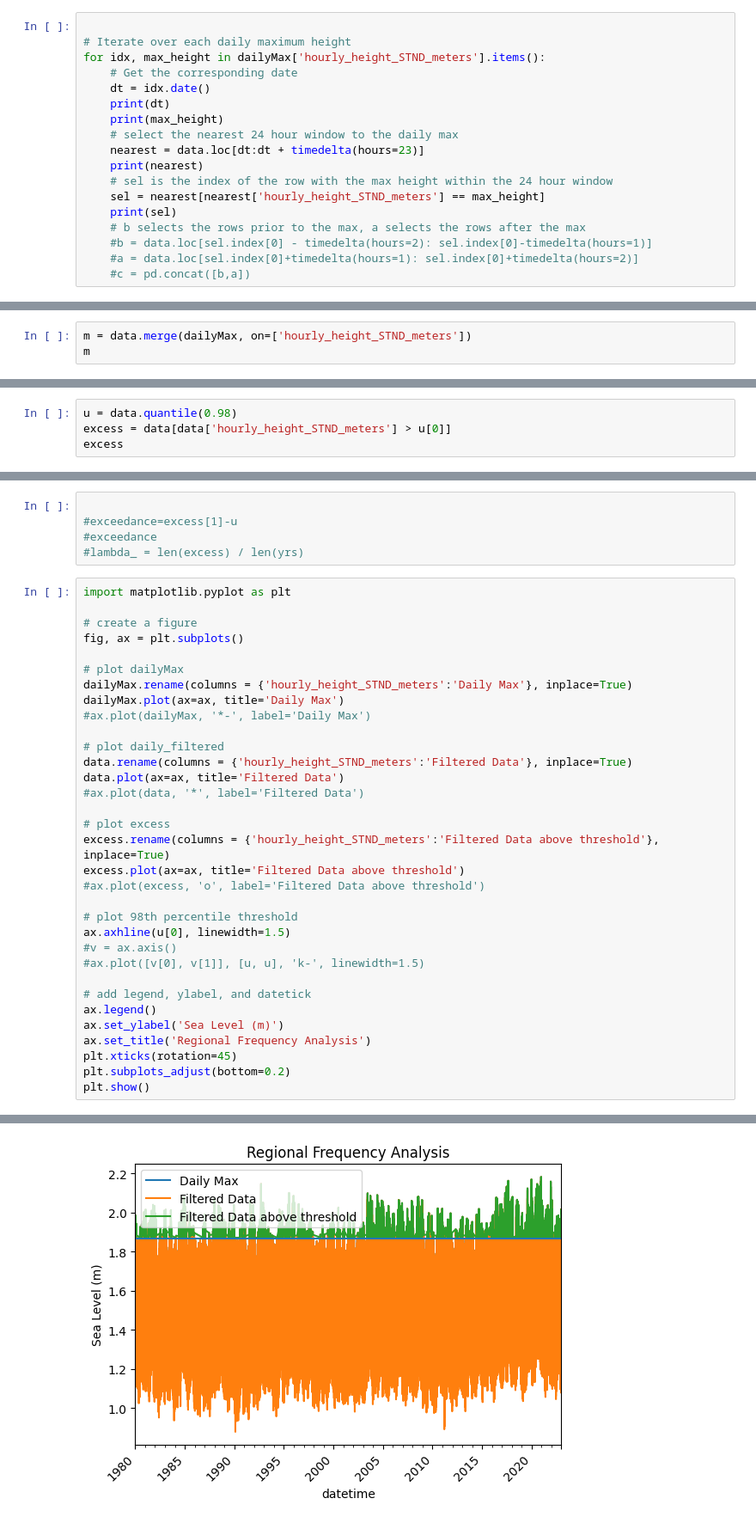
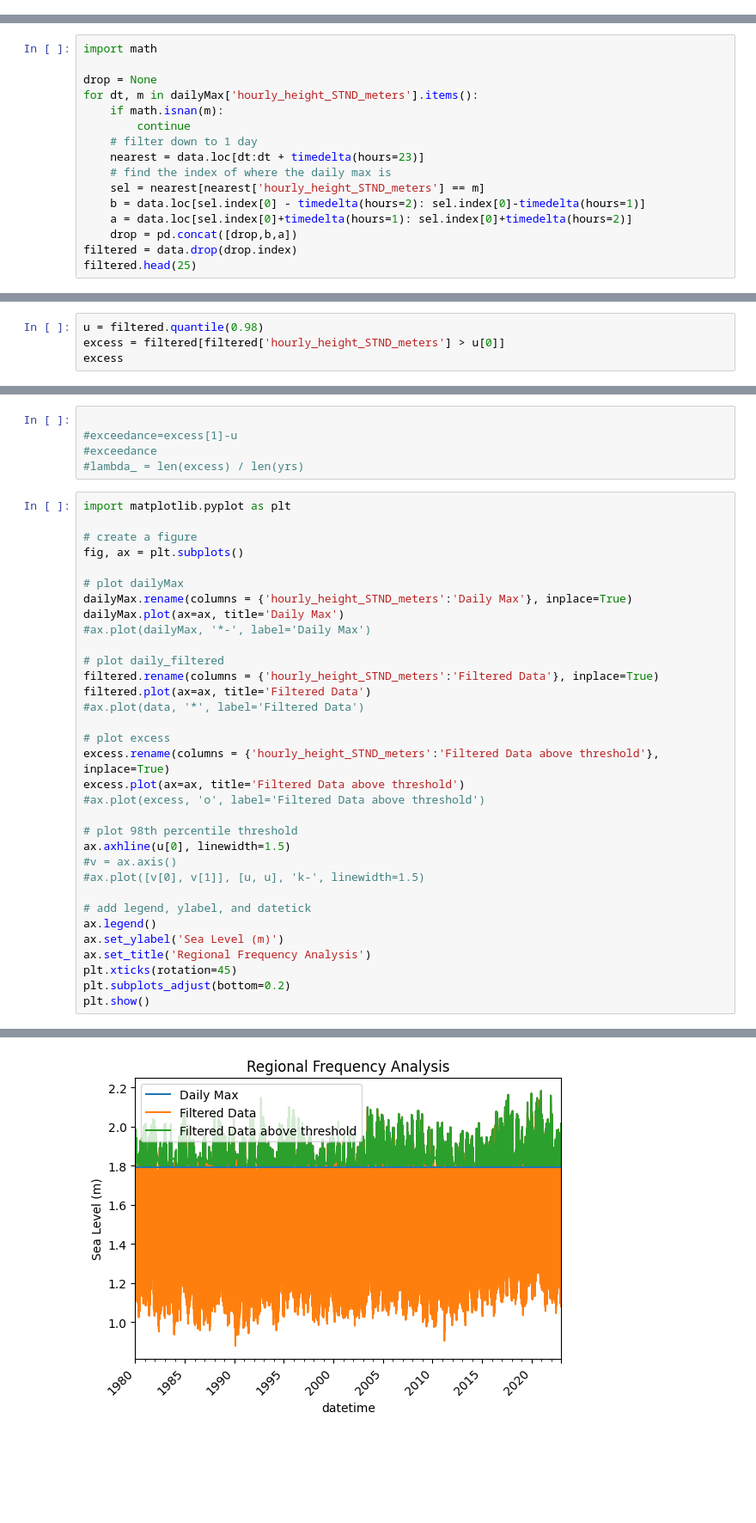
Before and after one commit to asascience/ncdis, a Jupyter notebook: dataprep/dataprep.ipynb, the cells around one changed output, grey strips where cells are left out. Shown at 86% size. Cells and saved outputs as stored; diff of their text form; blank space fills up the shorter version.

Commit message:
Apply filter function to data and use result for later calcs

```diff
--- a/dataprep/dataprep.ipynb
+++ b/dataprep/dataprep.ipynb
@@ -120,18 +112,0 @@ TypeError: must be real number, not NoneType
-# %%
-
-# Iterate over each daily maximum height
-for idx, max_height in dailyMax['hourly_height_STND_meters'].items():
-    # Get the corresponding date
-    dt = idx.date()
-    print(dt)
-    print(max_height)
-    # select the nearest 24 hour window to the daily max
-    nearest = data.loc[dt:dt + timedelta(hours=23)]
-    print(nearest)
-    # sel is the index of the row with the max height within the 24 hour window
-    sel = nearest[nearest['hourly_height_STND_meters'] == max_height]
-    print(sel)
-    # b selects the rows prior to the max, a selects the rows after the max
-    #b = data.loc[sel.index[0] - timedelta(hours=2): sel.index[0]-timedelta(hours=1)]
-    #a = data.loc[sel.index[0]+timedelta(hours=1): sel.index[0]+timedelta(hours=2)]
-    #c = pd.concat([b,a])
@@ -157,5 +113,2 @@ KeyboardInterrupt:
 # %% [markdown]
 The FilterData function finds the max value within a window (r in the code).  the code first sorts the daily max values from highest to lowest.  it then iterates through the sorted daily max, keeping highest the daily max within the pre-determined window size and removing the other daily max values..  if r = 2, then it takes the highest daily max that is within +/- 2 days. (Ayesha Genz)
-# %%
-m = data.merge(dailyMax, on=['hourly_height_STND_meters'])
-m
@@ -175,0 +115,16 @@ m
+# %%
+import math
+
+drop = None
+for dt, m in dailyMax['hourly_height_STND_meters'].items():
+    if math.isnan(m):
+        continue
+    # filter down to 1 day
+    nearest = data.loc[dt:dt + timedelta(hours=23)]
+    # find the index of where the daily max is
+    sel = nearest[nearest['hourly_height_STND_meters'] == m]
+    b = data.loc[sel.index[0] - timedelta(hours=2): sel.index[0]-timedelta(hours=1)]
+    a = data.loc[sel.index[0]+timedelta(hours=1): sel.index[0]+timedelta(hours=2)]
+    drop = pd.concat([drop,b,a])
+filtered = data.drop(drop.index)
+filtered.head(25)
@@ -196,8 +188,8 @@ yrs
 | 2021-12-31 | 2.158 |
 | 2022-12-31 | 2.064 |
 # %%
-u = data.quantile(0.98)
-excess = data[data['hourly_height_STND_meters'] > u[0]]
+u = filtered.quantile(0.98)
+excess = filtered[filtered['hourly_height_STND_meters'] > u[0]]
 excess
 # %% [output]
 |  | hourly_height_STND_meters |
@@ -228,33 +220,33 @@ fig, ax = plt.subplots()
 # plot dailyMax
 dailyMax.rename(columns = {'hourly_height_STND_meters':'Daily Max'}, inplace=True)
 dailyMax.plot(ax=ax, title='Daily Max')
 #ax.plot(dailyMax, '*-', label='Daily Max')
 
 # plot daily_filtered
-data.rename(columns = {'hourly_height_STND_meters':'Filtered Data'}, inplace=True)
-data.plot(ax=ax, title='Filtered Data')
+filtered.rename(columns = {'hourly_height_STND_meters':'Filtered Data'}, inplace=True)
+filtered.plot(ax=ax, title='Filtered Data')
 #ax.plot(data, '*', label='Filtered Data')
 
 # plot excess
 excess.rename(columns = {'hourly_height_STND_meters':'Filtered Data above threshold'}, inplace=True)
 excess.plot(ax=ax, title='Filtered Data above threshold')
 #ax.plot(excess, 'o', label='Filtered Data above threshold')
 
 # plot 98th percentile threshold
 ax.axhline(u[0], linewidth=1.5)
 #v = ax.axis()
 #ax.plot([v[0], v[1]], [u, u], 'k-', linewidth=1.5)
 
 # add legend, ylabel, and datetick
 ax.legend()
 ax.set_ylabel('Sea Level (m)')
 ax.set_title('Regional Frequency Analysis')
 plt.xticks(rotation=45)
 plt.subplots_adjust(bottom=0.2)
 plt.show()
 # %% [output]
 A value is trying to be set on a copy of a slice from a DataFrame
 
 See the caveats in the documentation: https://pandas.pydata.org/pandas-docs/stable/user_guide/indexing.html#returning-a-view-versus-a-copy
   excess.rename(columns = {'hourly_height_STND_meters':'Filtered Data above threshold'}, inplace=True)
-[figure, old version]
+[figure, new version]
```
Also changed, not shown: parts of 9 cells of this notebook.
